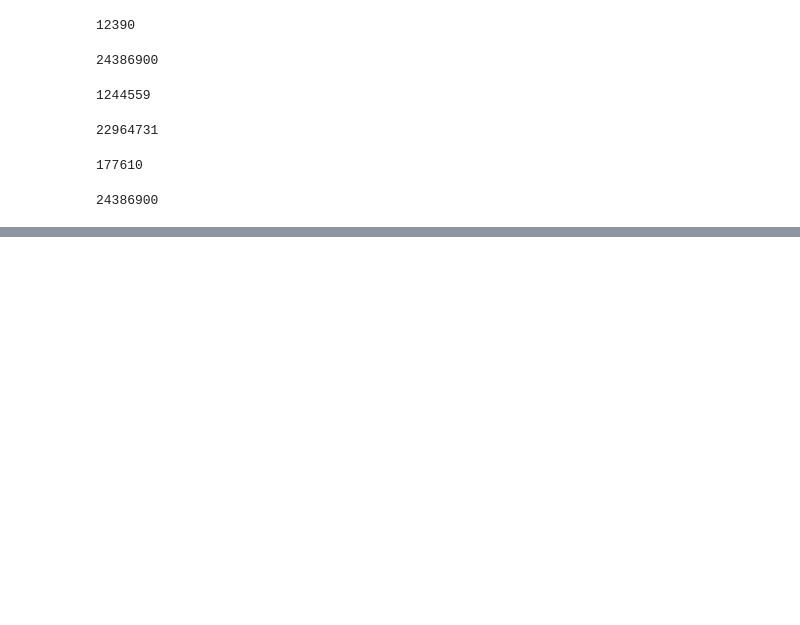
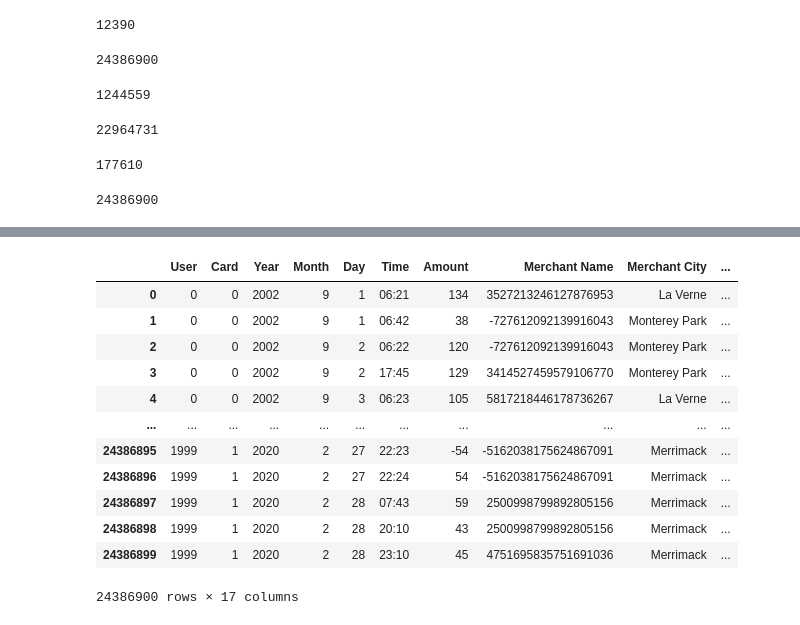
Before and after one commit to OP78142/UTSA-Bootcamp-Final, a Jupyter notebook: Scratch notebook.ipynb, the cells around one changed output, grey strips where cells are left out. Drawn from its saved outputs; the diff is of its cells as text; code cells hidden in the pictures; blank space fills up the shorter version.

```diff
--- a/Scratch notebook.ipynb
+++ b/Scratch notebook.ipynb
@@ -190,0 +225,17 @@ count
+# %%
+ealtman2019_oneHotChip = pd.get_dummies(ealtman2019_df, columns =['Use Chip'])
+ealtman2019_oneHotChip
+# %% [output]
+|  | User | Card | Year | Month | Day | Time | Amount | Merchant Name | Merchant City | ... |
+| 0 | 0 | 0 | 2002 | 9 | 1 | 06:21 | 134 | 3527213246127876953 | La Verne | ... |
+| 1 | 0 | 0 | 2002 | 9 | 1 | 06:42 | 38 | -727612092139916043 | Monterey Park | ... |
+| 2 | 0 | 0 | 2002 | 9 | 2 | 06:22 | 120 | -727612092139916043 | Monterey Park | ... |
+| 3 | 0 | 0 | 2002 | 9 | 2 | 17:45 | 129 | 3414527459579106770 | Monterey Park | ... |
+| 4 | 0 | 0 | 2002 | 9 | 3 | 06:23 | 105 | 5817218446178736267 | La Verne | ... |
+| ... | ... | ... | ... | ... | ... | ... | ... | ... | ... | ... |
+| 24386895 | 1999 | 1 | 2020 | 2 | 27 | 22:23 | -54 | -5162038175624867091 | Merrimack | ... |
+| 24386896 | 1999 | 1 | 2020 | 2 | 27 | 22:24 | 54 | -5162038175624867091 | Merrimack | ... |
+| 24386897 | 1999 | 1 | 2020 | 2 | 28 | 07:43 | 59 | 2500998799892805156 | Merrimack | ... |
+| 24386898 | 1999 | 1 | 2020 | 2 | 28 | 20:10 | 43 | 2500998799892805156 | Merrimack | ... |
+| 24386899 | 1999 | 1 | 2020 | 2 | 28 | 23:10 | 45 | 4751695835751691036 | Merrimack | ... |
+24386900 rows × 17 columns
```
Also changed, not shown: parts of 12 cells of this notebook.
